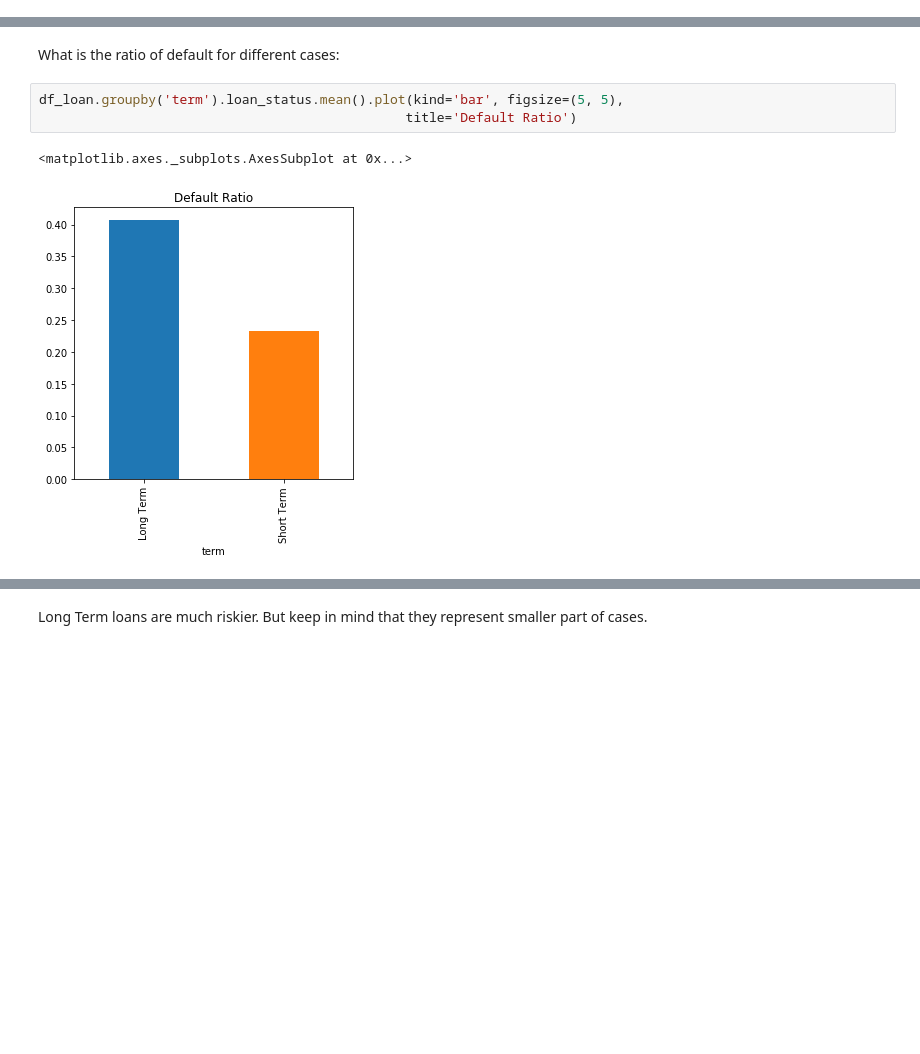
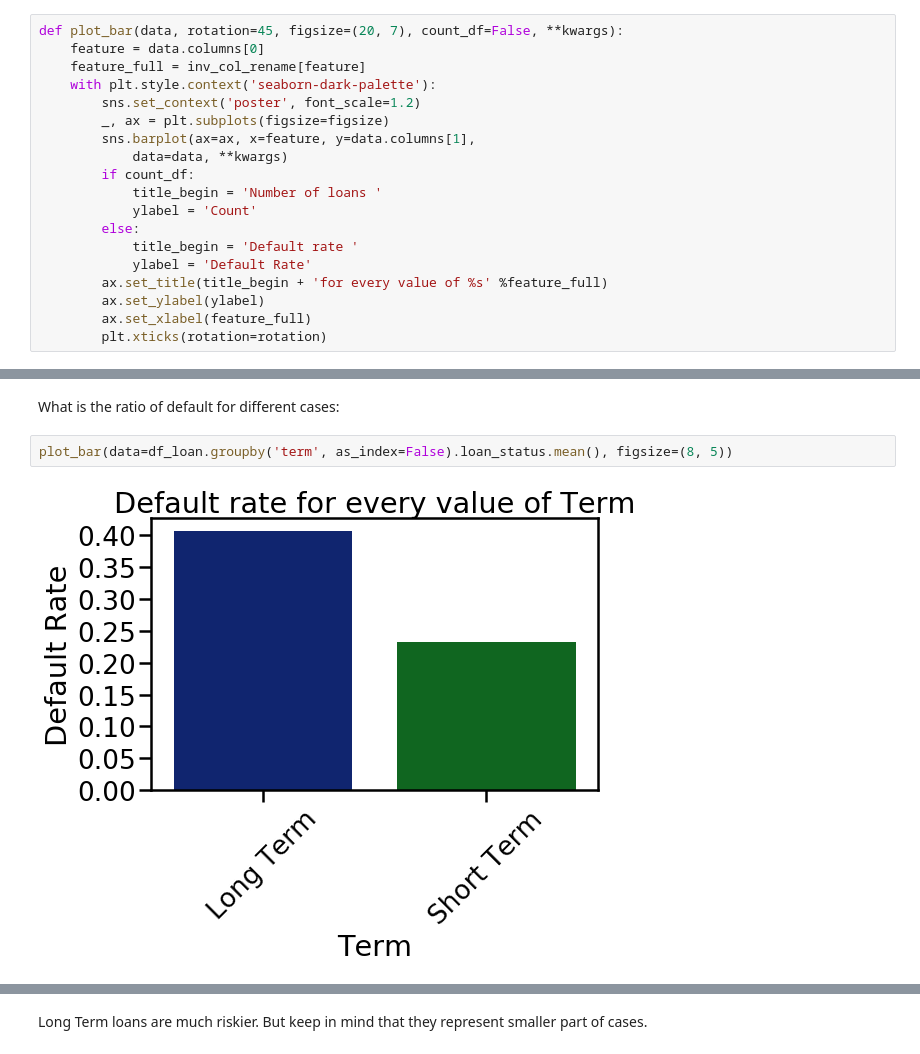
Before and after one commit to dataqubit/bank-loan-prediction, a Jupyter notebook: bank_loan_Part1_Exploratory_Analysis.ipynb, the cells around one changed output, grey strips where cells are left out. Drawn from its saved outputs; the diff is of its cells as text; blank space fills up the shorter version.

Commit message:
replaced barplots with seaborn versions

```diff
--- a/bank_loan_Part1_Exploratory_Analysis.ipynb
+++ b/bank_loan_Part1_Exploratory_Analysis.ipynb
@@ -260,0 +255,19 @@ df_loan.groupby('yrs_job').loan_status.mean().sort_values().plot(
+# %%
+def plot_bar(data, rotation=45, figsize=(20, 7), count_df=False, **kwargs):
+    feature = data.columns[0]
+    feature_full = inv_col_rename[feature]
+    with plt.style.context('seaborn-dark-palette'):
+        sns.set_context('poster', font_scale=1.2)
+        _, ax = plt.subplots(figsize=figsize)
+        sns.barplot(ax=ax, x=feature, y=data.columns[1],
+            data=data, **kwargs)
+        if count_df:
+            title_begin = 'Number of loans '
+            ylabel = 'Count'
+        else:
+            title_begin = 'Default rate '
+            ylabel = 'Default Rate'
+        ax.set_title(title_begin + 'for every value of %s' %feature_full)
+        ax.set_ylabel(ylabel)
+        ax.set_xlabel(feature_full)
+        plt.xticks(rotation=rotation)
@@ -301,8 +327,6 @@ df_loan.term.value_counts(dropna=False).plot(kind='bar', figsize=(5, 5))
 # %% [markdown]
 What is the ratio of default for different cases:
 # %%
-df_loan.groupby('term').loan_status.mean().plot(kind='bar', figsize=(5, 5),
-                                               title='Default Ratio')
+plot_bar(data=df_loan.groupby('term', as_index=False).loan_status.mean(), figsize=(8, 5))
 # %% [output]
-<matplotlib.axes._subplots.AxesSubplot at 0x...>
-[figure, old version]
+[figure, new version]
```
Also changed, not shown: parts of 28 cells of this notebook.
